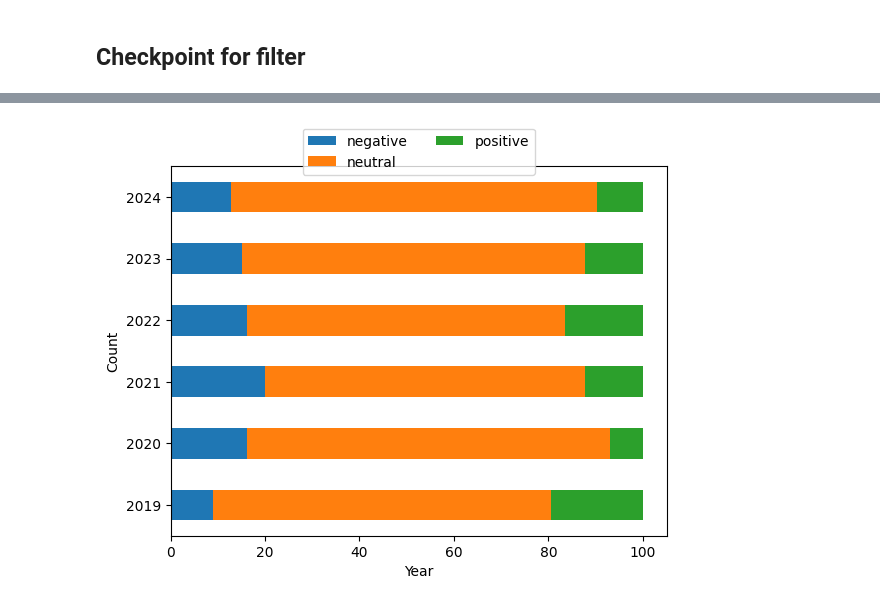
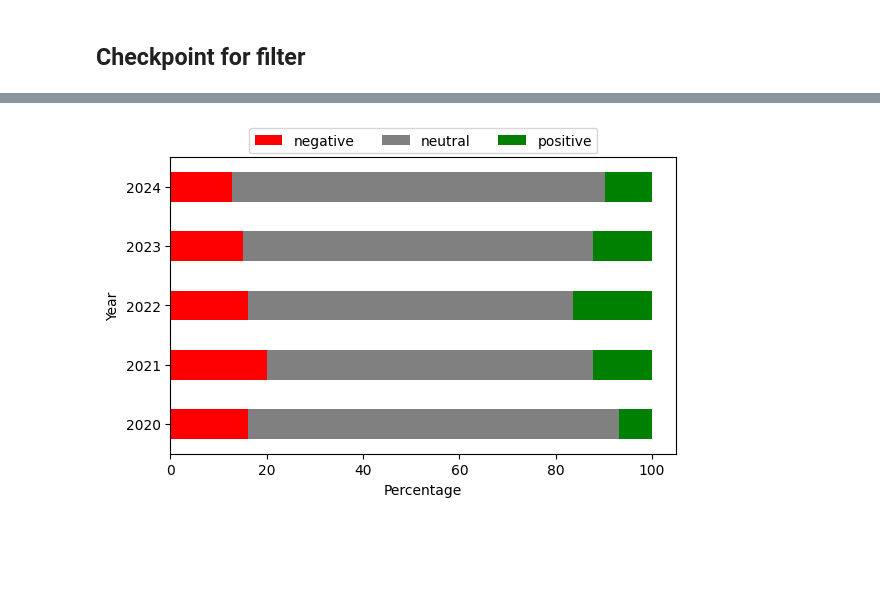
Before and after one commit to oitik/Esports-The-Future, a Jupyter notebook: livechat-sentiment-analysis-esports.ipynb, the cells around one changed output, grey strips where cells are left out. Saved outputs shown, nothing was run; the diff lists cells and outputs as text; code cells hidden in the pictures; blank space fills up the shorter version.

```diff
--- a/livechat-sentiment-analysis-esports.ipynb
+++ b/livechat-sentiment-analysis-esports.ipynb
@@ -282,9 +177,42 @@ grouped_percentage.plot(kind='barh', stacked=True)
 plt.xlabel('Year')
 plt.ylabel('Count')
 # plt.title('Sentiment Distribution by Year')
-plt.legend(loc='upper center', bbox_to_anchor=(0.5, 1.12), ncol=2)
+plt.legend(loc='upper center', bbox_to_anchor=(0.5, 1.12), ncol=3)
 
 # Display the plot
 plt.show()
-# %% [output]
-[figure, removed]
+# %%
+import matplotlib.pyplot as plt
+import pandas as pd
+
+# Data
+# data = {
+#     'year': [2019, 2020, 2021, 2022, 2023, 2024],
+#     'negative': [9.03, 16.14, 20.01, 16.12, 15.16, 12.87],
+#     'neutral': [71.61, 76.95, 67.75, 67.41, 72.57, 77.45],
+#     'positive': [19.35, 6.91, 12.24, 16.47, 12.27, 9.68]
+# }
+
+data = {
+    'year': [2020, 2021, 2022, 2023, 2024],
+    'negative': [16.14, 20.01, 16.12, 15.16, 12.87],
+    'neutral': [76.95, 67.75, 67.41, 72.57, 77.45],
+    'positive': [6.91, 12.24, 16.47, 12.27, 9.68]
+}
+
+# Create a DataFrame
+grouped_percentage = pd.DataFrame(data).set_index('year')
+
+# Plotting the stacked horizontal bar chart
+grouped_percentage.plot(kind='barh', stacked=True, figsize=(6, 4), color=['red', 'gray', 'green'])
+
+# Add labels and title
+plt.xlabel('Percentage')
+plt.ylabel('Year')
+plt.legend(loc='upper center', bbox_to_anchor=(0.5, 1.12), ncol=3)
+
+# Display the plot
+plt.tight_layout()
+plt.show()
+# %% [output]
+[figure, added]
```
Also changed, not shown: parts of 20 cells of this notebook.
